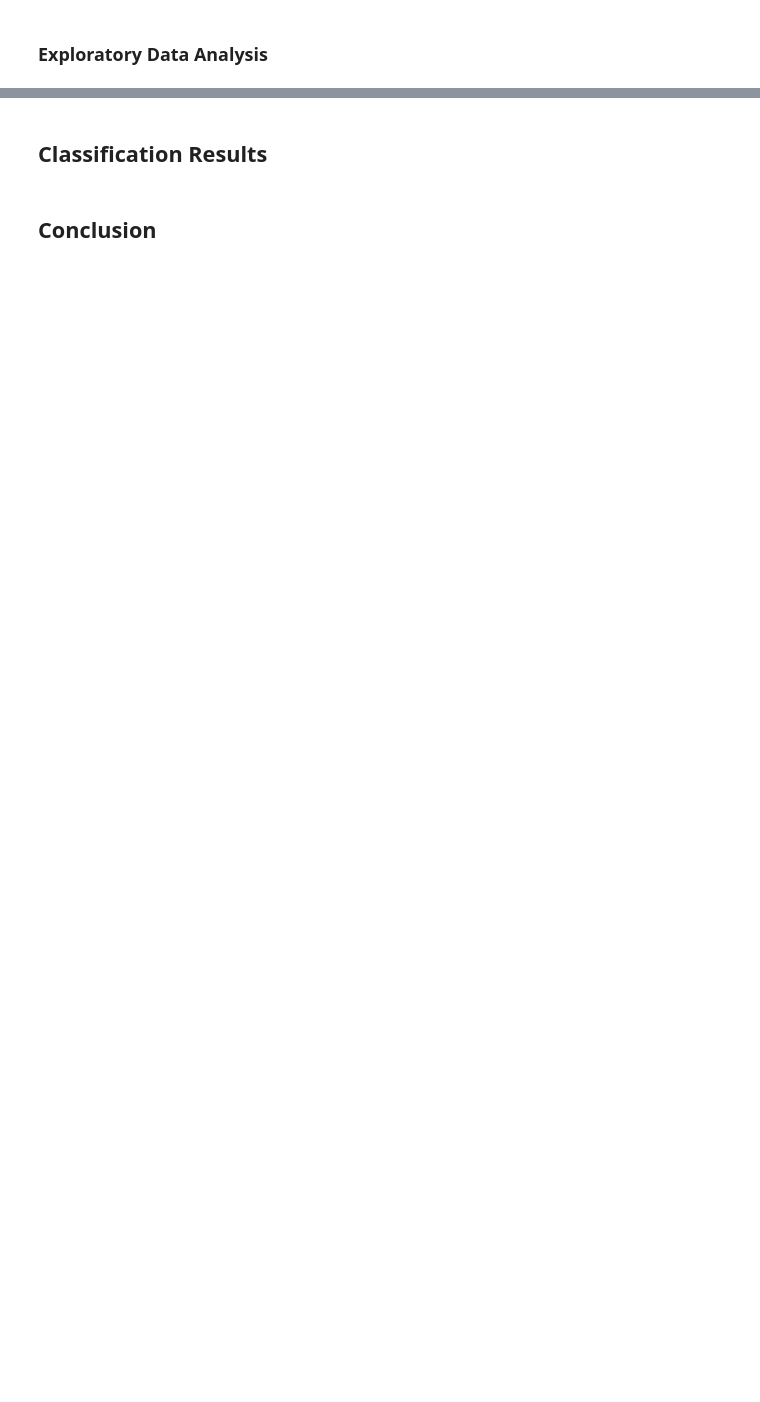
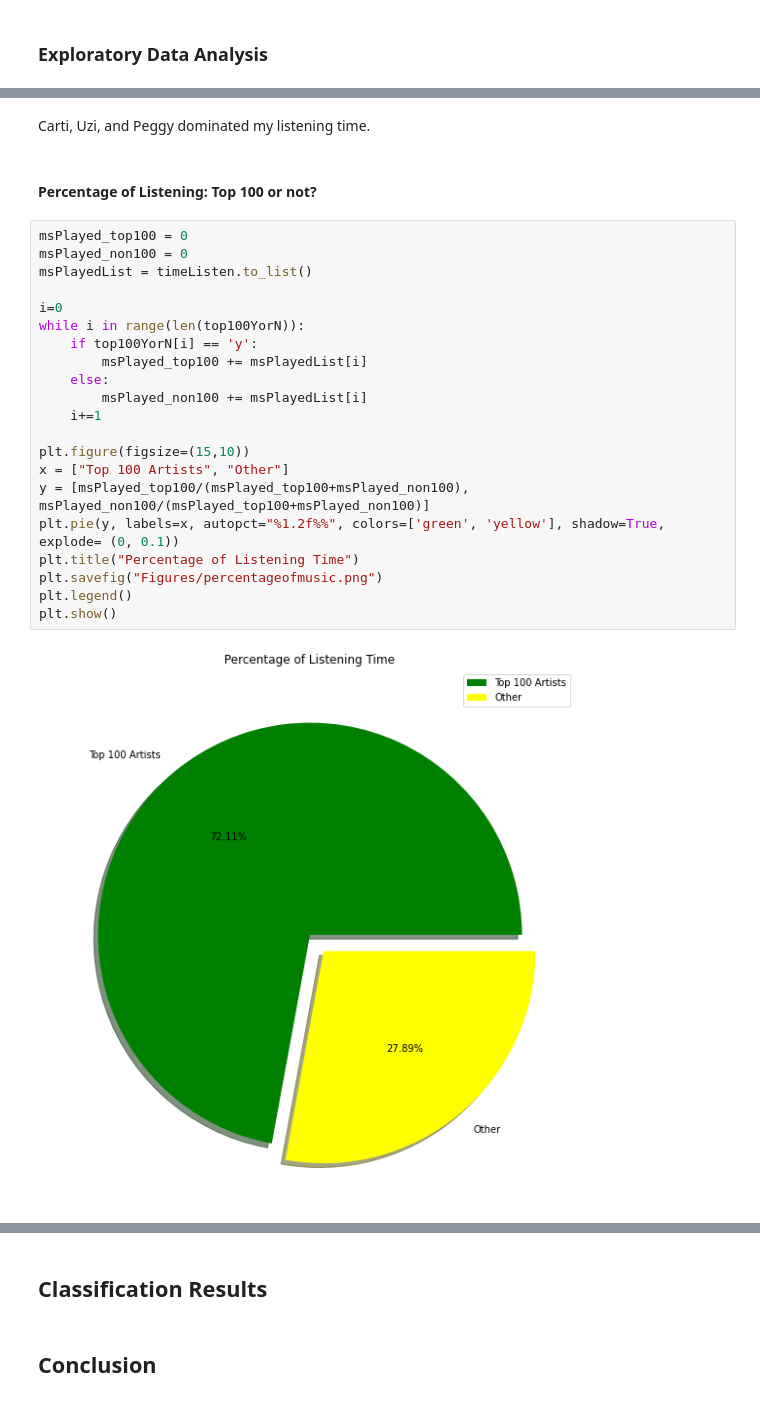
Before and after one commit to paytonburks/SpotifyDataPayton, a Jupyter notebook: TechnicalReport.ipynb, the cells around one changed output, grey strips where cells are left out. Cells and saved outputs as stored; diff of their text form; blank space fills up the shorter version.

```diff
--- a/TechnicalReport.ipynb
+++ b/TechnicalReport.ipynb
@@ -189,0 +279,27 @@ spot_df.to_csv('finalspotifydata.csv')
+# %% [markdown]
+Carti, Uzi, and Peggy dominated my listening time.
+# %% [markdown]
+#### Percentage of Listening: Top 100 or not?
+# %%
+msPlayed_top100 = 0
+msPlayed_non100 = 0
+msPlayedList = timeListen.to_list()
+
+i=0
+while i in range(len(top100YorN)):
+    if top100YorN[i] == 'y':
+        msPlayed_top100 += msPlayedList[i]
+    else:
+        msPlayed_non100 += msPlayedList[i]
+    i+=1
+
+plt.figure(figsize=(15,10))
+x = ["Top 100 Artists", "Other"]
+y = [msPlayed_top100/(msPlayed_top100+msPlayed_non100), msPlayed_non100/(msPlayed_top100+msPlayed_non100)]
+plt.pie(y, labels=x, autopct="%1.2f%%", colors=['green', 'yellow'], shadow=True, explode= (0, 0.1))
+plt.title("Percentage of Listening Time")
+plt.savefig("Figures/percentageofmusic.png")
+plt.legend()
+plt.show()
+# %% [output]
+[figure, added]
```
Also changed, not shown: parts of 16 cells of this notebook, 2 other files.
